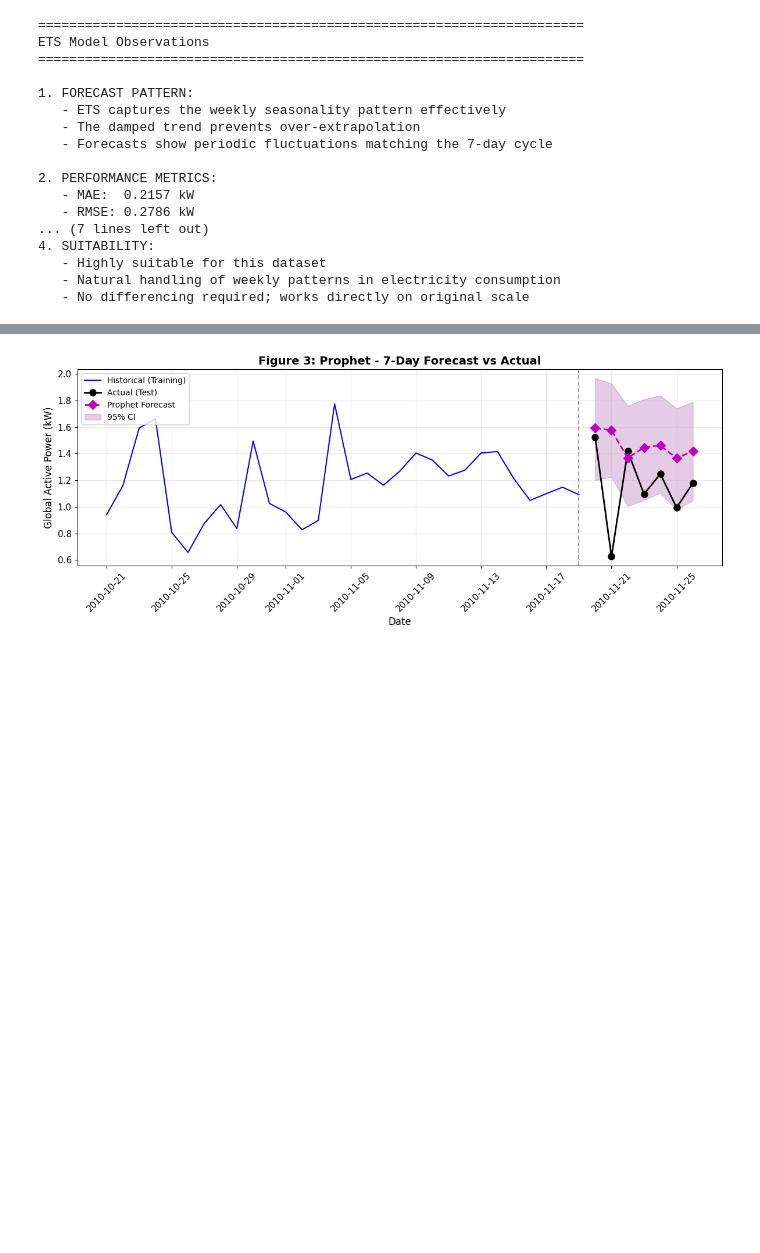
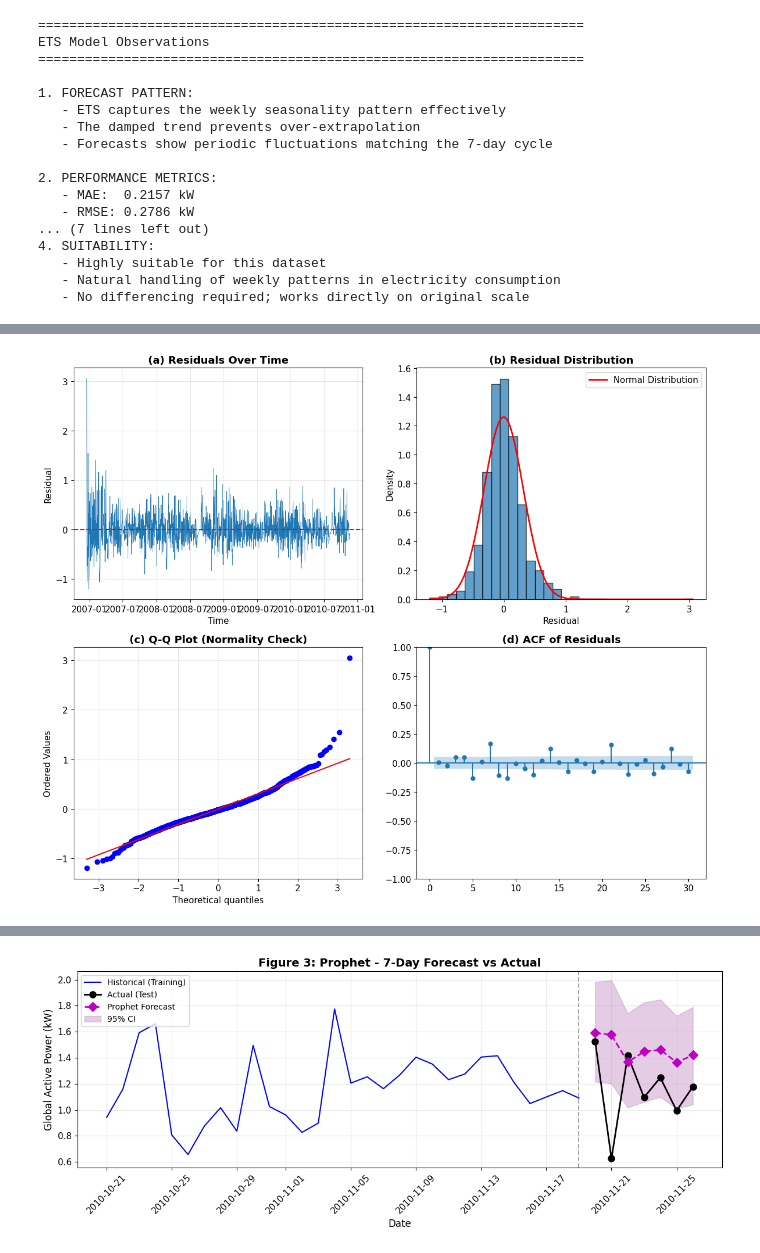
Before and after one commit to Vtfy75/5140HOMEWORK, a Jupyter notebook: homework/PARTB.ipynb, the cells around one changed output, grey strips where cells are left out. Cells and saved outputs as stored; diff of their text form; code cells hidden in the pictures; blank space fills up the shorter version.

```diff
--- a/homework/PARTB.ipynb
+++ b/homework/PARTB.ipynb
@@ -749,0 +977,77 @@ ETS Model Observations
+# %%
+# ============================================
+# Residual Diagnostics for ARIMA Model
+# ============================================
+print("="*70)
+print("ARIMA Residual Diagnostics")
+print("="*70)
+
+from scipy import stats
+from statsmodels.stats.diagnostic import acorr_ljungbox
+
+# Get residuals from the best ARIMA model
+residuals = arima_fitted.resid
+
+fig, axes = plt.subplots(2, 2, figsize=(12, 10))
+
+# 1. Residuals over time
+axes[0, 0].plot(residuals, linewidth=0.5)
+axes[0, 0].axhline(y=0, color='red', linestyle='--')
+axes[0, 0].set_title('(a) Residuals Over Time', fontweight='bold')
+axes[0, 0].set_xlabel('Time')
+axes[0, 0].set_ylabel('Residual')
+axes[0, 0].grid(True, alpha=0.3)
+
+# 2. Histogram with normal curve
+axes[0, 1].hist(residuals, bins=30, density=True, alpha=0.7, edgecolor='black')
+x = np.linspace(residuals.min(), residuals.max(), 100)
+axes[0, 1].plot(x, stats.norm.pdf(x, residuals.mean(), residuals.std()),
+                'r-', linewidth=2, label='Normal Distribution')
+axes[0, 1].set_title('(b) Residual Distribution', fontweight='bold')
+axes[0, 1].set_xlabel('Residual')
+axes[0, 1].set_ylabel('Density')
+axes[0, 1].legend()
+
+# 3. Q-Q Plot
+stats.probplot(residuals, dist="norm", plot=axes[1, 0])
+axes[1, 0].set_title('(c) Q-Q Plot (Normality Check)', fontweight='bold')
+axes[1, 0].grid(True, alpha=0.3)
+
+# 4. ACF of Residuals
+plot_acf(residuals, lags=30, ax=axes[1, 1], alpha=0.05)
+axes[1, 1].set_title('(d) ACF of Residuals', fontweight='bold')
+
+plt.tight_layout()
+plt.savefig('Figure_Residual_Diagnostics.png', dpi=150, bbox_inches='tight')
+plt.show()
+
+# Statistical tests
+print("\n" + "-"*50)
+print("Statistical Tests for Residuals")
+print("-"*50)
+
+# Ljung-Box test
+lb_test = acorr_ljungbox(residuals, lags=[10, 20], return_df=True)
+print("\n1. Ljung-Box Test (H0: No autocorrelation in residuals)")
+print(lb_test)
+if lb_test['lb_pvalue'].min() > 0.05:
+    print("   → p-value > 0.05: Residuals show no significant autocorrelation ✓")
+else:
+    print("   → p-value < 0.05: Some autocorrelation remains in residuals")
+
+# Jarque-Bera test for normality
+jb_stat, jb_pvalue = stats.jarque_bera(residuals)
+print(f"\n2. Jarque-Bera Test (H0: Residuals are normally distributed)")
+print(f"   Statistic: {jb_stat:.4f}, p-value: {jb_pvalue:.4f}")
+if jb_pvalue > 0.05:
+    print("   → p-value > 0.05: Residuals are approximately normal ✓")
+else:
+    print("   → p-value < 0.05: Residuals deviate from normality (common in practice)")
+
+# Residual statistics
+print(f"\n3. Residual Statistics:")
+print(f"   Mean: {residuals.mean():.6f} (should be close to 0)")
+print(f"   Std:  {residuals.std():.4f}")
+print(f"   Skewness: {stats.skew(residuals):.4f}")
+print(f"   Kurtosis: {stats.kurtosis(residuals):.4f}")
+# %% [output]
@@ -749,0 +1057 @@ ETS Model Observations
+[figure, added]
```
Also changed, not shown: parts of 9 cells of this notebook.
